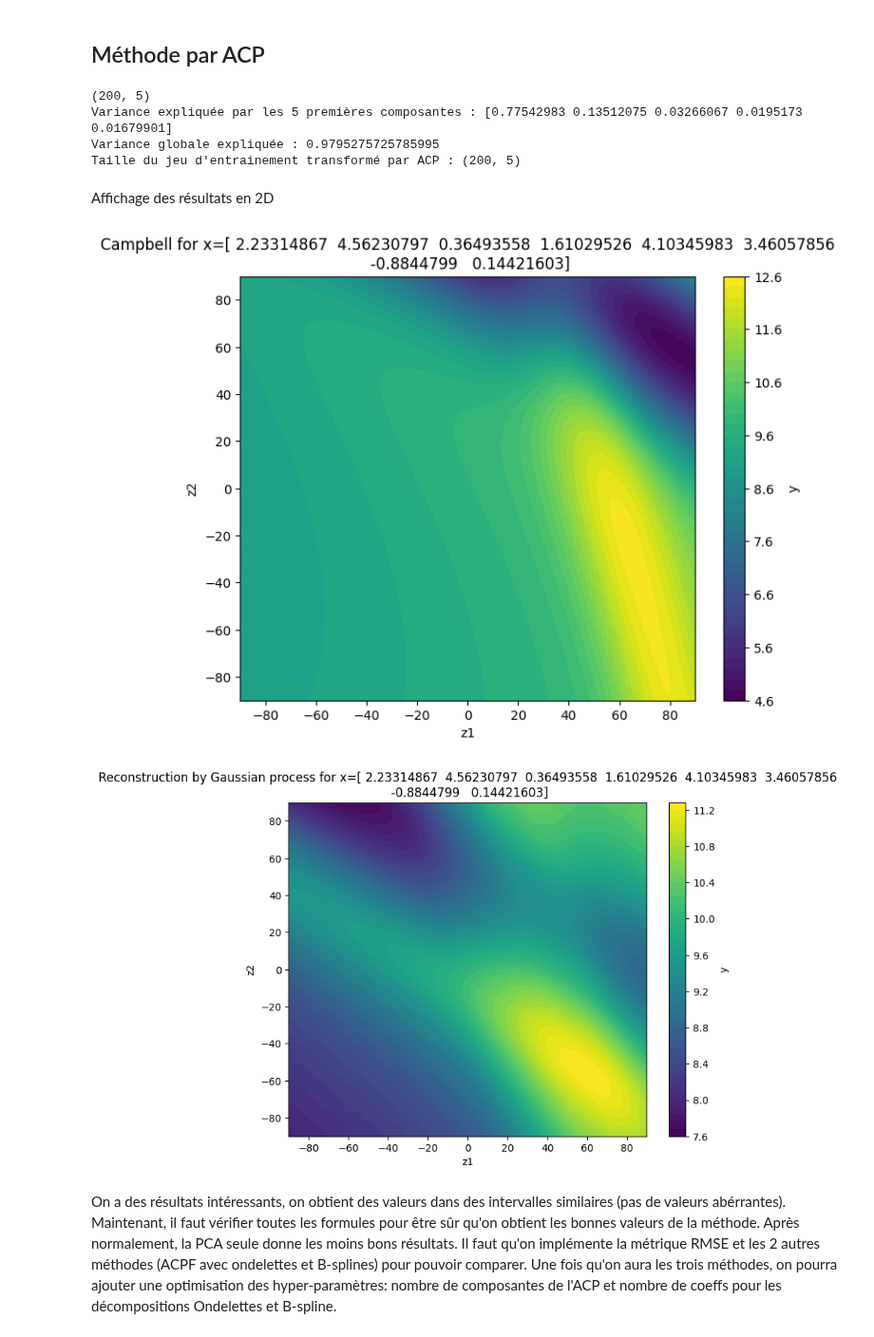
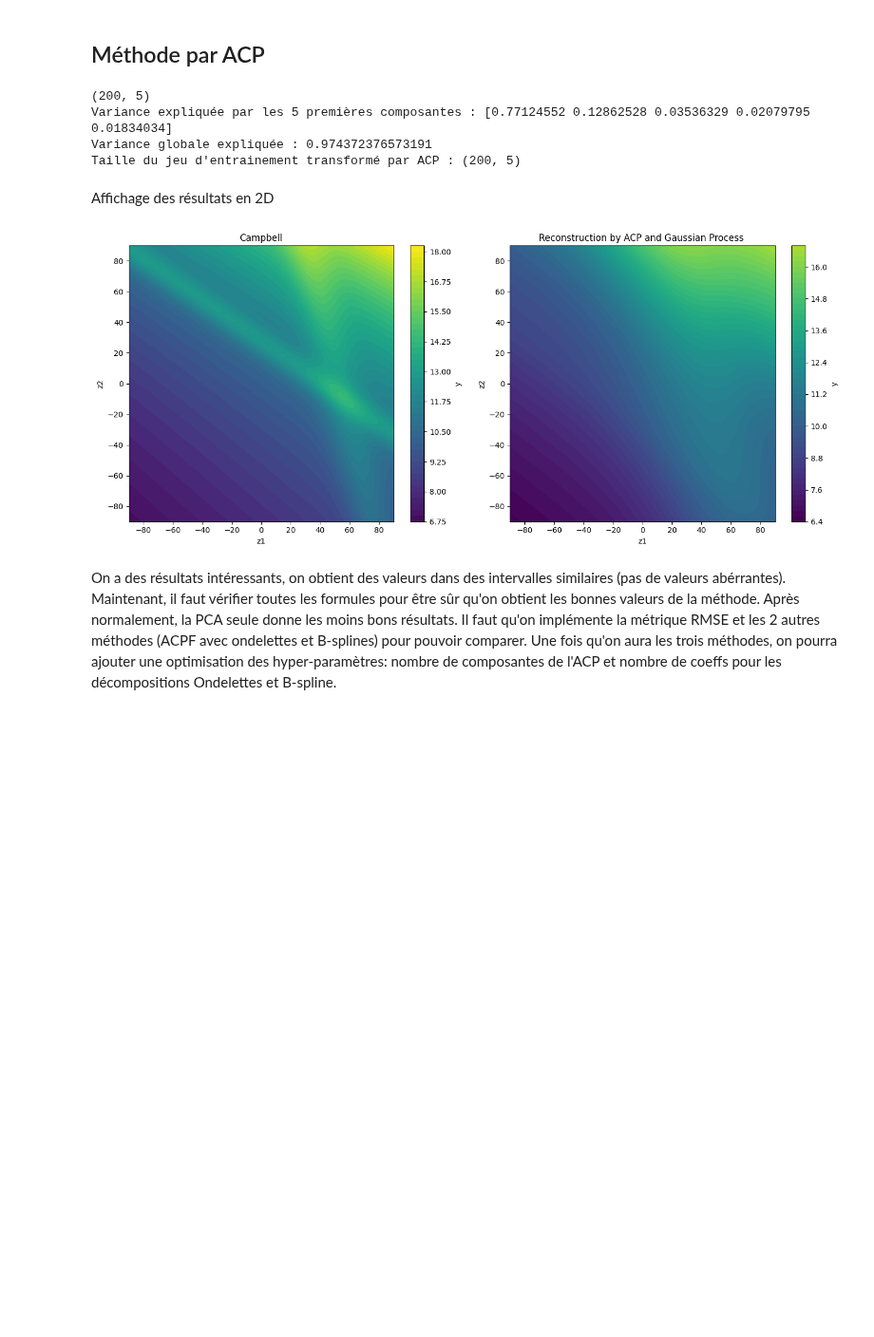
Before and after one commit to Viictordvd/Vigilance-Vagues-Submersion, a Jupyter notebook: campbell.ipynb, the cells around one changed output. Shown at 95% size. Saved outputs shown, nothing was run; the diff lists cells and outputs as text; code cells hidden in the pictures; blank space fills up the shorter version.

Commit message:
ACPF Ondelette fonctionne, amélioration graphique notebook

```diff
--- a/campbell.ipynb
+++ b/campbell.ipynb
@@ -38,7 +38,8 @@ n_test=1000
 n_train = 200
 n_dim = 8
 bounds = np.array([-np.ones(n_dim),5*np.ones(n_dim)])
-x_train = methods.lhs_optimized(n_train, n_dim ,bounds, n_iter=500, seed=42)#on simule les données d'entrée avec LHS et SA
+x_train = np.random.uniform(-1,5,(n_train,n_dim))
+#x_train = methods.lhs_optimized(n_train, n_dim ,bounds, n_iter=500, seed=42)#on simule les données d'entrée avec un hypercube latin optimisé
 x_test=np.random.uniform(-1,5,(n_test,n_dim)) #On simule les données de test avec une loi uniforme
 y_train = np.zeros((n_train,n_grid*n_grid))  # matrice (1000, 4096)
 y_test = np.zeros((n_test,n_grid*n_grid))
@@ -61,37 +62,46 @@ param = [3,1] #theta,sigma
 Y_test_reconstruct = methods.ACP(x_train,x_test,y_train,n_pc,param)
 # %% [output]
 (200, 5)
-Variance expliquée par les 5 premières composantes : [0.77542983 0.13512075 0.03266067 0.0195173  0.01679901]
-Variance globale expliquée : 0.9795275725785995
+Variance expliquée par les 5 premières composantes : [0.77124552 0.12862528 0.03536329 0.02079795 0.01834034]
+Variance globale expliquée : 0.974372376573191
 Taille du jeu d'entrainement transformé par ACP : (200, 5)
 # %% [markdown]
 Affichage des résultats en 2D
 # %%
 z1_vals=np.linspace(-90,90,n_grid)
 z2_vals=np.linspace(-90,90,n_grid)
 
 Z1,Z2=np.meshgrid(z1_vals,z2_vals)
 
-#Vérité
-plt.figure(figsize=(8, 6))
-contour = plt.contourf(Z1, Z2, np.reshape(y_test[10,:],(n_grid,n_grid)), levels=50)
-plt.colorbar(contour, label='y')
+y_true = np.reshape(y_test[30,:],(n_grid,n_grid))
+y_pred = np.reshape(Y_test_reconstruct[30,:],(n_grid,n_grid))
+vmin = min(y_true.min(), y_pred.min())
+vmax = max(y_true.max(), y_pred.max())
+
+# --- Plot côte à côte
+plt.figure(figsize=(14, 6))
+
+
+# Vérité
+plt.subplot(1, 2, 1)
+contour1 =  plt.contourf(Z1, Z2,y_true, levels=50,cmap="viridis", vmin=vmin, vmax=vmax)
+plt.colorbar(contour1, label='y')
 plt.xlabel('z1')
 plt.ylabel('z2')
-plt.title(f'Campbell for x={x_test[10,:]}')
-plt.show()
+plt.title(f'Campbell')
 
-#Prédiction
-plt.figure(figsize=(8, 6))
-contour = plt.contourf(Z1, Z2, np.reshape(Y_test_reconstruct[10,:],(n_grid,n_grid)), levels=50)
-plt.colorbar(contour, label='y')
+# Reconstruction ACP GP
+plt.subplot(1, 2, 2)
+contour2 = plt.contourf(Z1, Z2, y_pred, levels=50,cmap="viridis", vmin=vmin, vmax=vmax)
+plt.colorbar(contour2, label='y')
 plt.xlabel('z1')
 plt.ylabel('z2')
-plt.title(f'Reconstruction by Gaussian process for x={x_test[10,:]}')
+plt.title(f'Reconstruction by ACP and Gaussian Process ')
+
+plt.tight_layout()
 plt.show()
 # %% [output]
-[figure, old version]
+[figure, new version]
-[figure, removed]
 # %% [markdown]
 On a des résultats intéressants, on obtient des valeurs dans des intervalles similaires (pas de valeurs abérrantes). Maintenant, il faut vérifier toutes les formules pour être sûr qu'on obtient les bonnes valeurs de la méthode.
 Après normalement, la PCA seule donne les moins bons résultats. Il faut qu'on implémente la métrique RMSE et les 2 autres méthodes (ACPF avec ondelettes et B-splines) pour pouvoir comparer.
```
Also changed, not shown: parts of 3 cells of this notebook, 1 other file.
